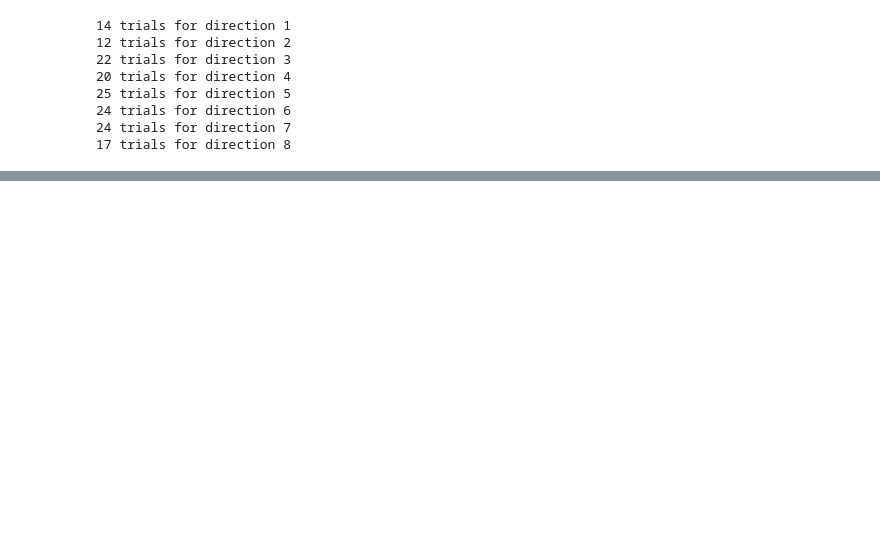
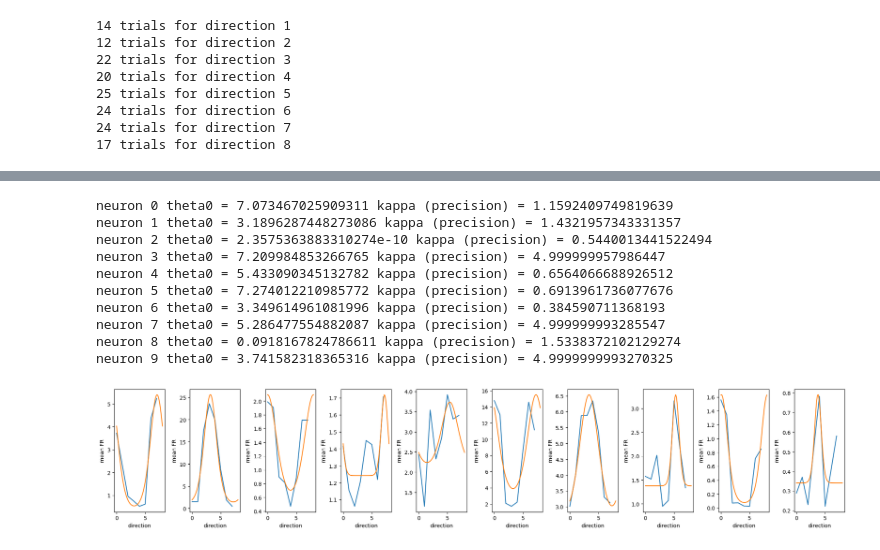
Before and after one commit to CONECT-INT/2023_CENTURI-SummerSchool, a Jupyter notebook: dataset1_iakov.ipynb, the cells around one changed output, grey strips where cells are left out. Drawn from its saved outputs; the diff is of its cells as text; code cells hidden in the pictures; blank space fills up the shorter version.

```diff
--- a/dataset1_iakov.ipynb
+++ b/dataset1_iakov.ipynb
@@ -96,0 +166,29 @@ plt.tight_layout()
+# %%
+fig, ax = plt.subplots(nrows=1,ncols=10,figsize=(20, 4))
+
+for i in range(10):
+    mean_dir_FR = []
+    for dir_val in range(1,9):
+        indices = np.where(direction[:,0]==dir_val)[0]
+        mean_dir_FR.append(R[i,indices].mean())
+    fitted_params = fit_tc(np.array(mean_dir_FR), 3.5,theta_bound=8)
+    print(f"neuron {i} theta0 = {fitted_params['theta0']} kappa (precision) = {fitted_params['kappa']}")
+    theta_more = np.linspace(0, 8, 60, endpoint=True)
+    ax[i].plot(mean_dir_FR)
+    tf = tuning_function(theta_more, **fitted_params)
+    ax[i].plot(theta_more, tf)
+    ax[i].set_xlabel('direction')
+    ax[i].set_ylabel('mean FR')
+plt.tight_layout()
+# %% [output]
+neuron 0 theta0 = 7.073467025909311 kappa (precision) = 1.1592409749819639
+neuron 1 theta0 = 3.1896287448273086 kappa (precision) = 1.4321957343331357
+neuron 2 theta0 = 2.3575363883310274e-10 kappa (precision) = 0.5440013441522494
+neuron 3 theta0 = 7.209984853266765 kappa (precision) = 4.999999957986447
+neuron 4 theta0 = 5.433090345132782 kappa (precision) = 0.6564066688926512
+neuron 5 theta0 = 7.274012210985772 kappa (precision) = 0.6913961736077676
+neuron 6 theta0 = 3.349614961081996 kappa (precision) = 0.384590711368193
+neuron 7 theta0 = 5.286477554882087 kappa (precision) = 4.999999993285547
+neuron 8 theta0 = 0.0918167824786611 kappa (precision) = 1.5338372102129274
+neuron 9 theta0 = 3.741582318365316 kappa (precision) = 4.9999999993270325
+[figure, added]
```
Also changed, not shown: parts of 14 cells of this notebook.
